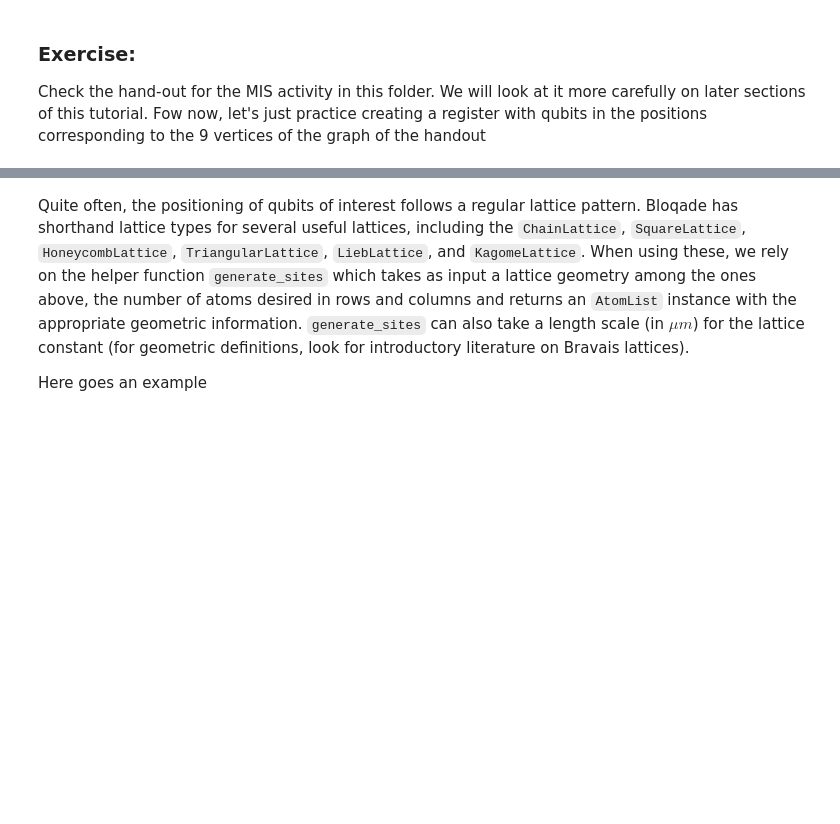
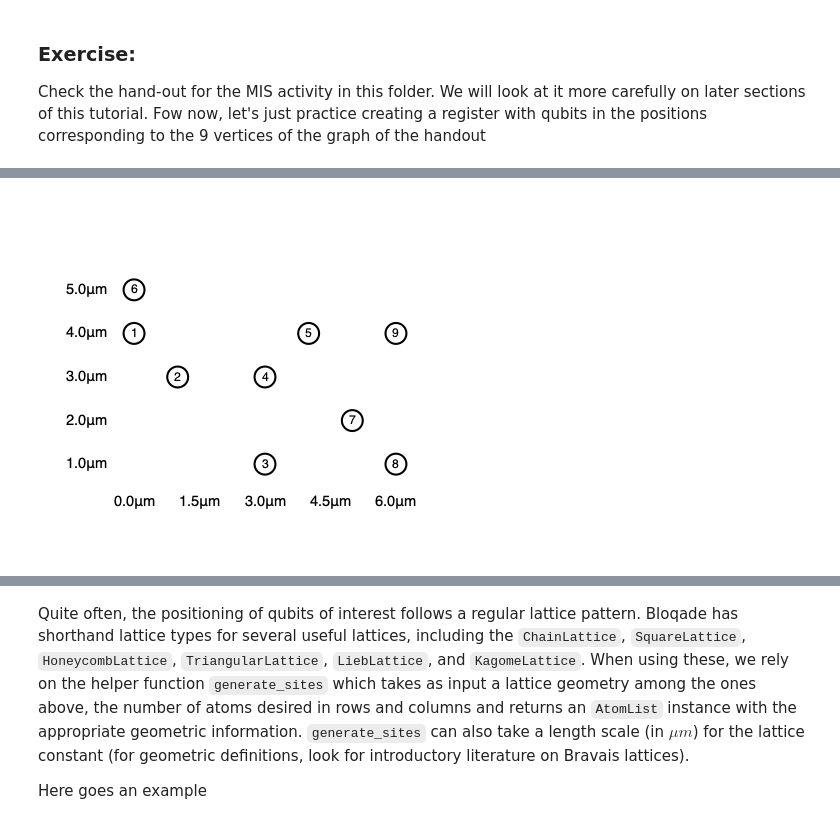
Before and after one commit to QuEraComputing/quera-education, a Jupyter notebook: 1_Basics/Section_I_Bloqade_activities.ipynb, the cells around one changed output, grey strips where cells are left out. Saved outputs shown, nothing was run; the diff lists cells and outputs as text; code cells hidden in the pictures; blank space fills up the shorter version.

```diff
--- a/1_Basics/Section_I_Bloqade_activities.ipynb
+++ b/1_Basics/Section_I_Bloqade_activities.ipynb
@@ -87,2 +91,6 @@ Check the hand-out for the MIS activity in this folder. We will look at it more
+# %%
+AtomList([(0, 4),(1, 3),(3, 1),(3, 3),(4, 4),(0, 5),(5, 2),(6, 1),(6, 4)])
+# %% [output]
+[figure, added]
 # %%
 # solution
```
Also changed, not shown: parts of 4 cells of this notebook, 5 other files.
